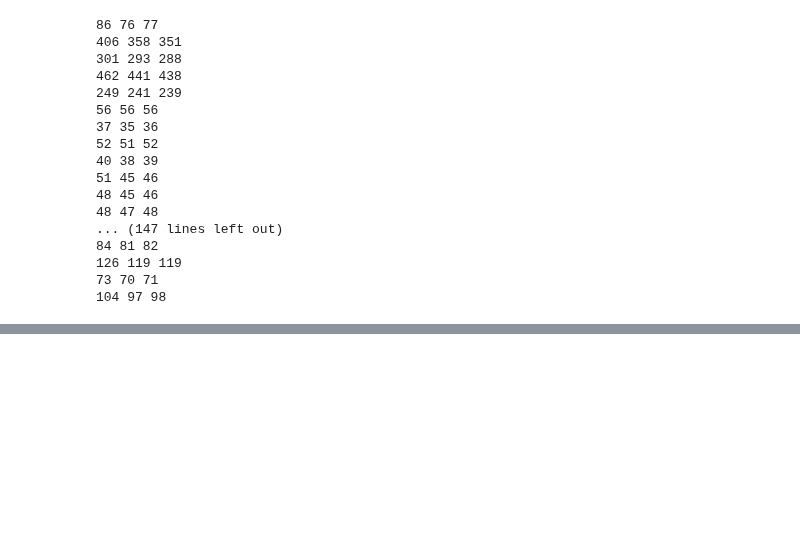
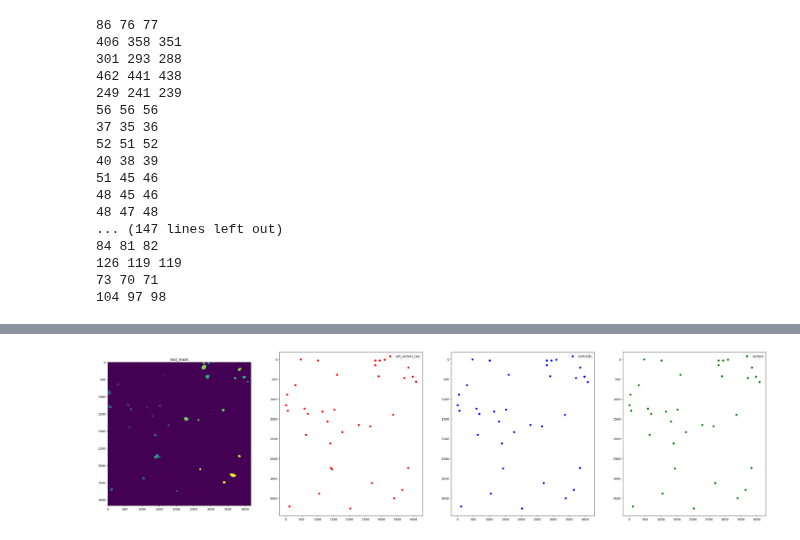
Before and after one commit to wittmajerd/U-Net-and-SRU-Net-segmentation, a Jupyter notebook: new.ipynb, the cells around one changed output, grey strips where cells are left out. Saved outputs shown, nothing was run; the diff lists cells and outputs as text; code cells hidden in the pictures; blank space fills up the shorter version.

```diff
--- a/new.ipynb
+++ b/new.ipynb
@@ -116,0 +148,25 @@ for i in range(len(num_cells_unique)):
+# %%
+fig, axs = plt.subplots(1, 4, figsize=(40, 10))
+
+# Plot the test_mask
+axs[0].imshow(test_mask)
+axs[0].set_title('test_mask')
+
+# Create a scatter plot for cell_centers_raw
+axs[1].scatter(cell_centers_raw_y, cell_centers_raw_x, c='red', label='cell_centers_raw')
+axs[1].invert_yaxis()
+axs[1].legend()
+
+# Create a scatter plot for centroids
+axs[2].scatter(centroids_x, centroids_y, c='blue', label='centroids')
+axs[2].invert_yaxis()  # Invert the y-axis
+axs[2].legend()
+
+# Create a scatter plot for centers
+axs[3].scatter(centers_y, centers_x, c='green', label='centers')
+axs[3].invert_yaxis()
+axs[3].legend()
+
+plt.show()
+# %% [output]
+[figure, added]
```
Also changed, not shown: parts of 10 cells of this notebook, 1 other file.
